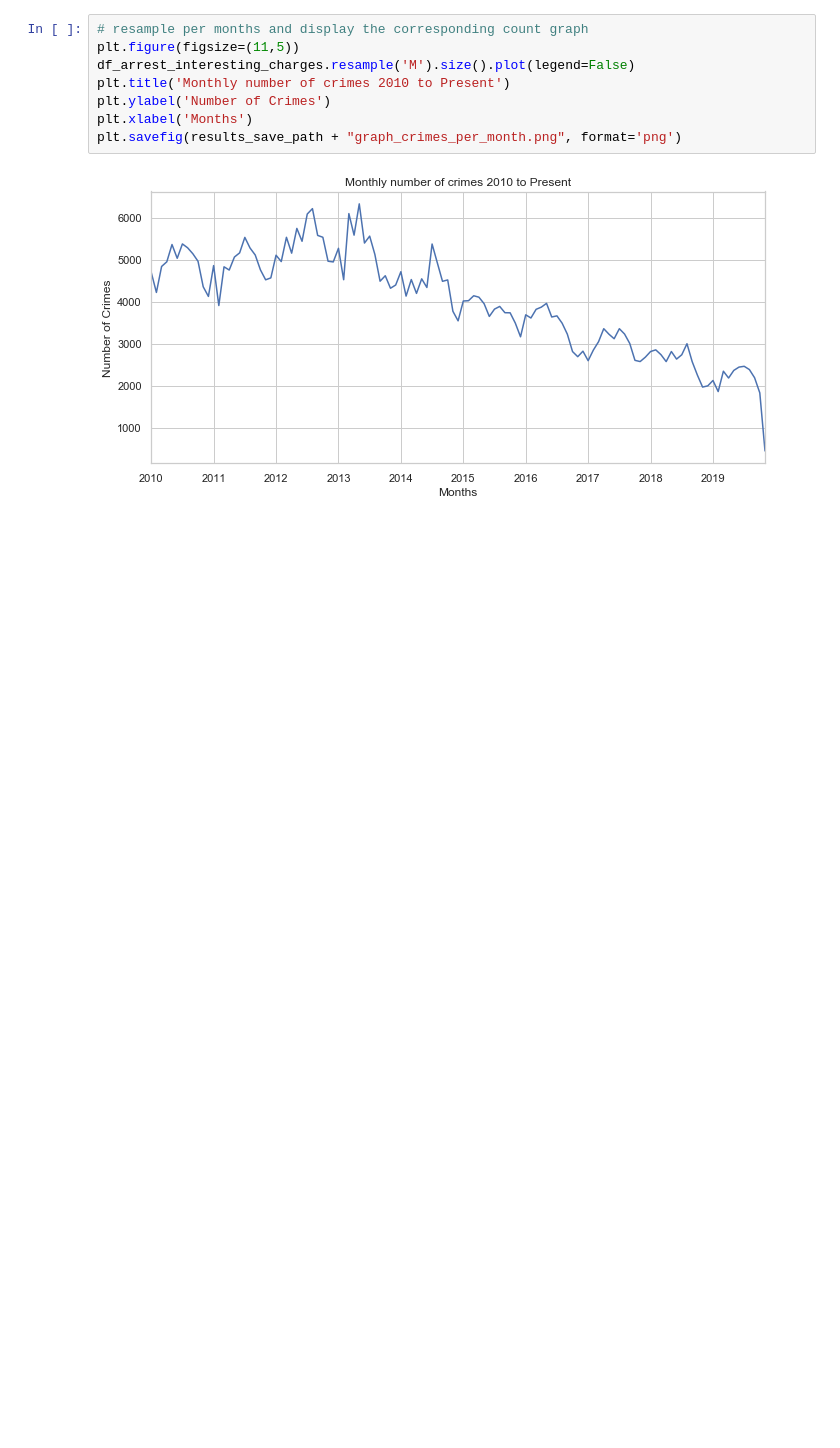
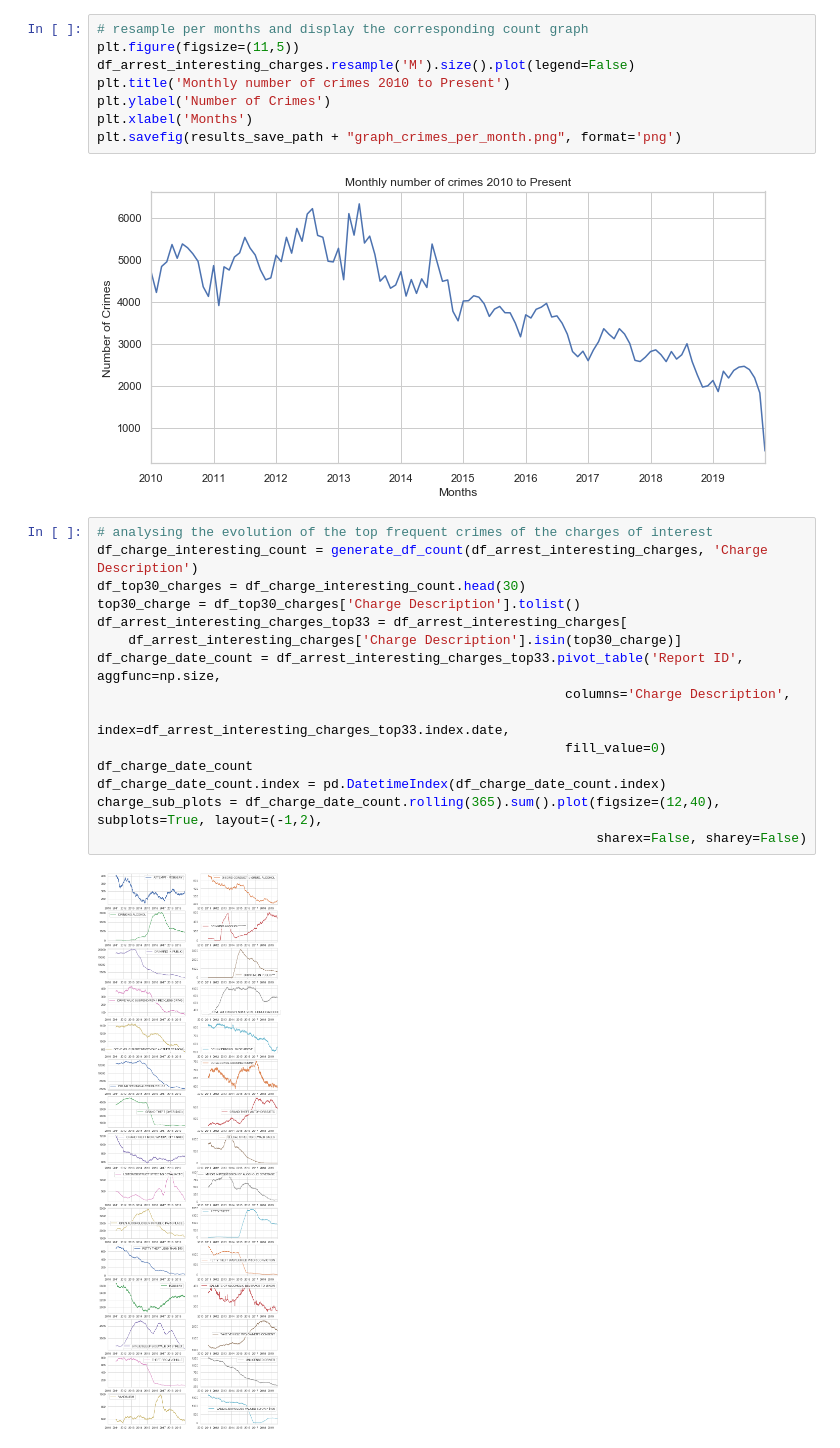
Before and after one commit to mledl/HIDM2019_termproject, a Jupyter notebook: app/los_angelese_safe_bikelanes.ipynb, the cells around one changed output. Saved outputs shown, nothing was run; the diff lists cells and outputs as text; blank space fills up the shorter version.

```diff
--- a/app/los_angelese_safe_bikelanes.ipynb
+++ b/app/los_angelese_safe_bikelanes.ipynb
@@ -496,3 +497,20 @@ plt.xlabel('Months')
 plt.savefig(results_save_path + "graph_crimes_per_month.png", format='png')
 # %% [output]
 [figure]
+# %%
+# analysing the evolution of the top frequent crimes of the charges of interest
+df_charge_interesting_count = generate_df_count(df_arrest_interesting_charges, 'Charge Description')
+df_top30_charges = df_charge_interesting_count.head(30)
+top30_charge = df_top30_charges['Charge Description'].tolist()
+df_arrest_interesting_charges_top33 = df_arrest_interesting_charges[
+    df_arrest_interesting_charges['Charge Description'].isin(top30_charge)]
+df_charge_date_count = df_arrest_interesting_charges_top33.pivot_table('Report ID', aggfunc=np.size,
+                                                            columns='Charge Description',
+                                                            index=df_arrest_interesting_charges_top33.index.date,
+                                                            fill_value=0)
+df_charge_date_count
+df_charge_date_count.index = pd.DatetimeIndex(df_charge_date_count.index)
+charge_sub_plots = df_charge_date_count.rolling(365).sum().plot(figsize=(12,40), subplots=True, layout=(-1,2),
+                                                                sharex=False, sharey=False)
+# %% [output]
+[figure, added]
```
Also changed, not shown: parts of 10 cells of this notebook, 5 other files.
